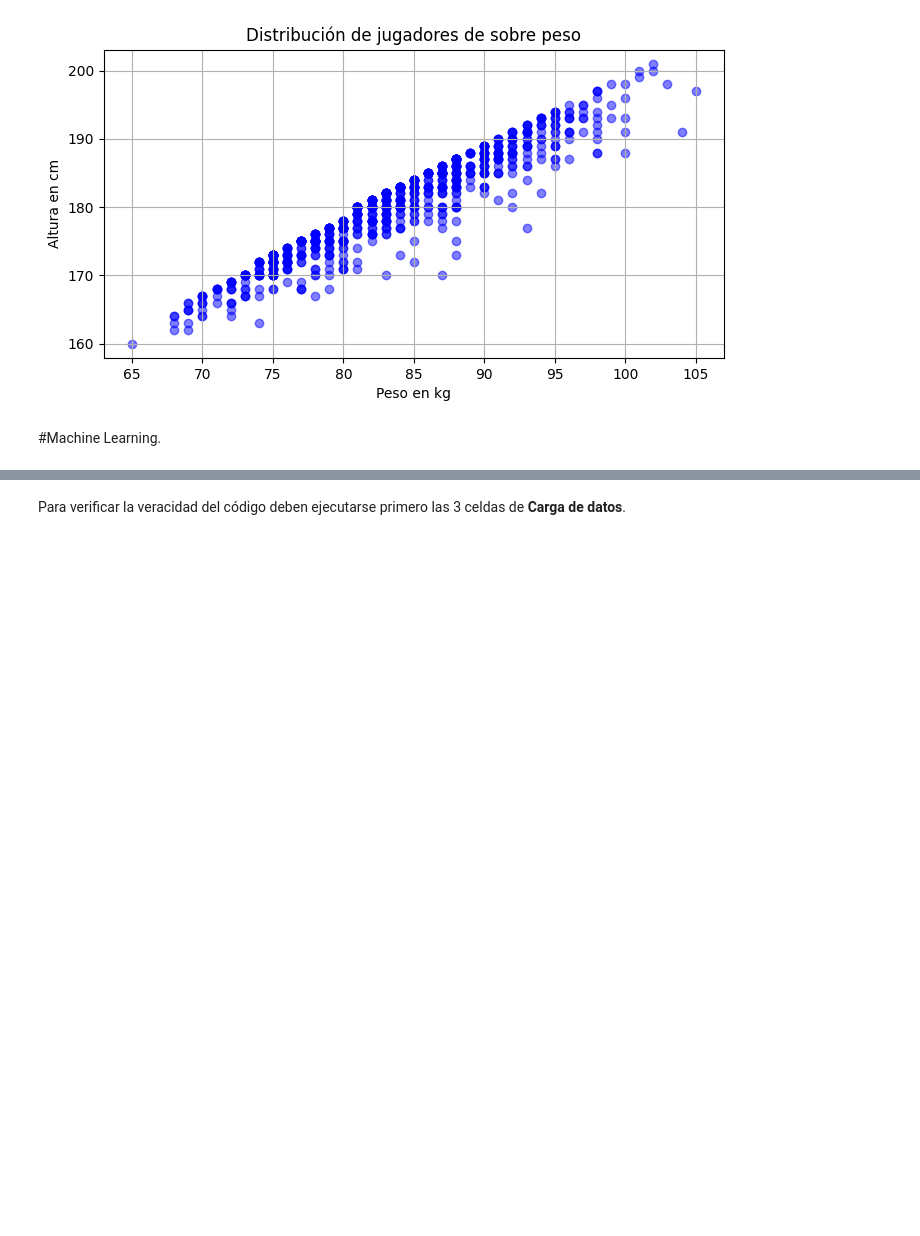
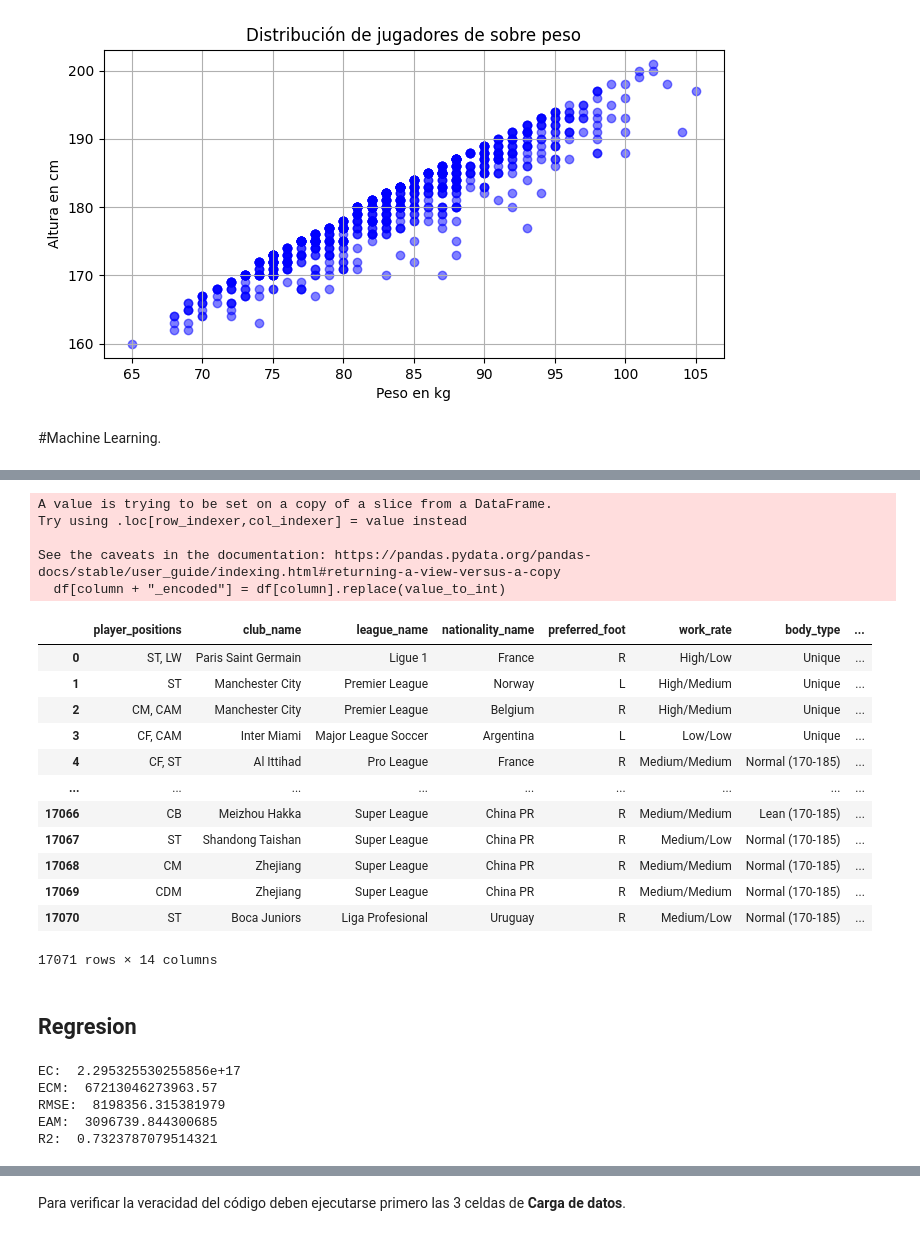
Before and after one commit to MatiasKige/Data-Science-FIFA, a Jupyter notebook: Clase 47 Proyecto FIFA.ipynb, the cells around one changed output, grey strips where cells are left out. Drawn from its saved outputs; the diff is of its cells as text; code cells hidden in the pictures; blank space fills up the shorter version.

Commit message:
Predicciones por regresion

```diff
--- a/Clase 47 Proyecto FIFA.ipynb
+++ b/Clase 47 Proyecto FIFA.ipynb
@@ -2255,0 +2260,3 @@ plt.show()
+# %%
+df_clas = df_24[["player_positions","club_name","league_name","nationality_name","preferred_foot","work_rate","body_type"]]
+df_clas
@@ -2255,0 +2277,10 @@ plt.show()
+# %%
+from sklearn.preprocessing import OneHotEncoder
+
+model = OneHotEncoder()
+df_model = model.fit_transform(df_clas)
+columns = model.get_feature_names_out()
+
+df_model = pd.DataFrame(df_model.toarray(), columns=columns)
+print (df_model.shape)
+df_model
@@ -2255,0 +2382,31 @@ plt.show()
+# %%
+def label_encode(df, columns):
+  for column in columns:
+    unique_values = df[column].unique()  # Extraemos un conjunto con los valores unicos
+    value_to_int = {value : i for i, value in enumerate(unique_values)}    # Convertimos los valores a integer / Recibe el indice "i" y el valor "value".
+    df[column + "_encoded"] = df[column].replace(value_to_int)
+  return df
+
+df_label_custom = label_encode(df_clas, ["player_positions","club_name","league_name","nationality_name","preferred_foot","work_rate","body_type"]);
+df_label_custom
+# %% [output]
+A value is trying to be set on a copy of a slice from a DataFrame.
+Try using .loc[row_indexer,col_indexer] = value instead
+
+See the caveats in the documentation: https://pandas.pydata.org/pandas-docs/stable/user_guide/indexing.html#returning-a-view-versus-a-copy
+  df[column + "_encoded"] = df[column].replace(value_to_int)
+|  | player_positions | club_name | league_name | nationality_name | preferred_foot | work_rate | body_type | ... |
+| 0 | ST, LW | Paris Saint Germain | Ligue 1 | France | R | High/Low | Unique | ... |
+| 1 | ST | Manchester City | Premier League | Norway | L | High/Medium | Unique | ... |
+| 2 | CM, CAM | Manchester City | Premier League | Belgium | R | High/Medium | Unique | ... |
+| 3 | CF, CAM | Inter Miami | Major League Soccer | Argentina | L | Low/Low | Unique | ... |
+| 4 | CF, ST | Al Ittihad | Pro League | France | R | Medium/Medium | Normal (170-185) | ... |
+| ... | ... | ... | ... | ... | ... | ... | ... | ... |
+| 17066 | CB | Meizhou Hakka | Super League | China PR | R | Medium/Medium | Lean (170-185) | ... |
+| 17067 | ST | Shandong Taishan | Super League | China PR | R | Medium/Low | Normal (170-185) | ... |
+| 17068 | CM | Zhejiang | Super League | China PR | R | Medium/Medium | Normal (170-185) | ... |
+| 17069 | CDM | Zhejiang | Super League | China PR | R | Medium/Medium | Normal (170-185) | ... |
+| 17070 | ST | Boca Juniors | Liga Profesional | Uruguay | R | Medium/Low | Normal (170-185) | ... |
+17071 rows × 14 columns
+# %% [markdown]
+## Regresion
@@ -2255,0 +2446,12 @@ plt.show()
+# %%
+print ("EC: ", EC[0])
+print ("ECM: ", ECM[0])
+print ("RMSE: ", RMSE[0])
+print ("EAM: ", EAM[0])
+print ("R2: ", R2[0])
+# %% [output]
+EC:  2.295325530255856e+17
+ECM:  67213046273963.57
+RMSE:  8198356.315381979
+EAM:  3096739.844300685
+R2:  0.7323787079514321
```
Also changed, not shown: parts of 15 cells of this notebook.
